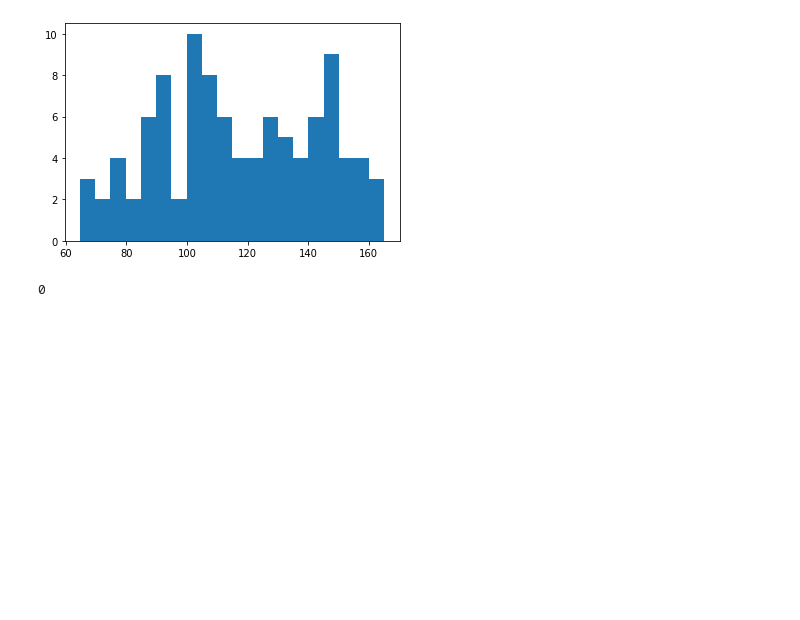
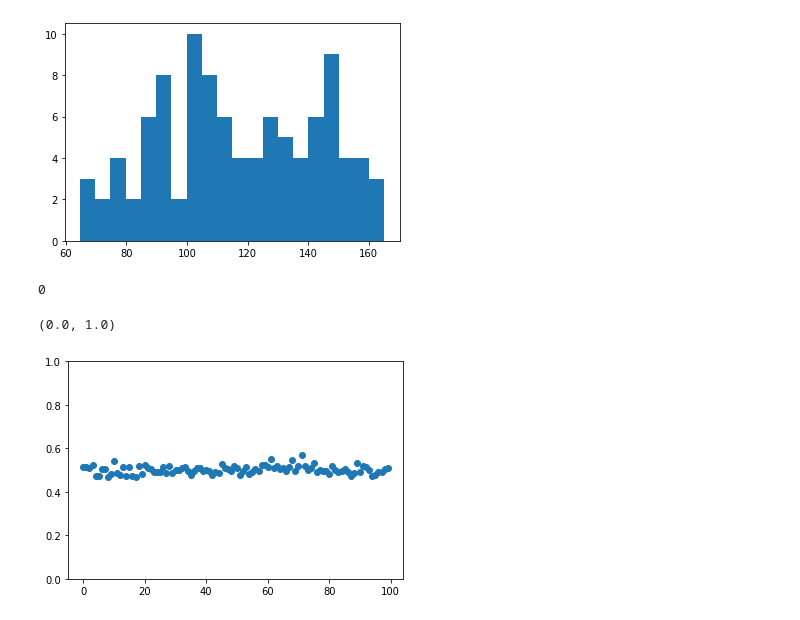
Before and after one commit to slt666666/FAO_lecture, a Jupyter notebook: FAO_2024/data/Untitled.ipynb, the cells around one changed output. Drawn from its saved outputs; the diff is of its cells as text; code cells hidden in the pictures; blank space fills up the shorter version.

```diff
--- a/FAO_2024/data/Untitled.ipynb
+++ b/FAO_2024/data/Untitled.ipynb
@@ -229,3 +229,10 @@ os.system(f'wgsim -e 0 -r 0 -R 0 -X 0 -d 300 -1 150 -2 150 -N 500 low_10_F2_geno
 os.system(f'wgsim -e 0 -r 0 -R 0 -X 0 -d 300 -1 150 -2 150 -N 500 high_10_F2_genome.fa reads2/high_bulked_read1.fastq reads2/high_bulked_read2.fastq')
 # %% [output]
 0
+# %%
+SNP_ind = np.random.normal(0.5, 0.02, 100)
+plt.scatter(range(100), SNP_ind)
+plt.ylim(0,1)
+# %% [output]
+(0.0, 1.0)
+[figure, added]
```
Also changed, not shown: parts of 1 cell of this notebook, 2 other files.
